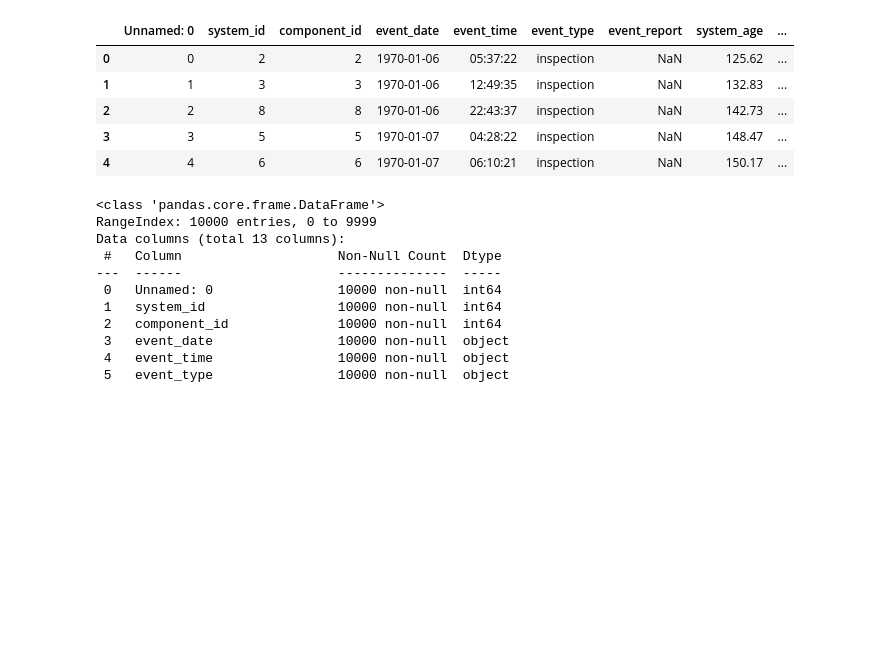
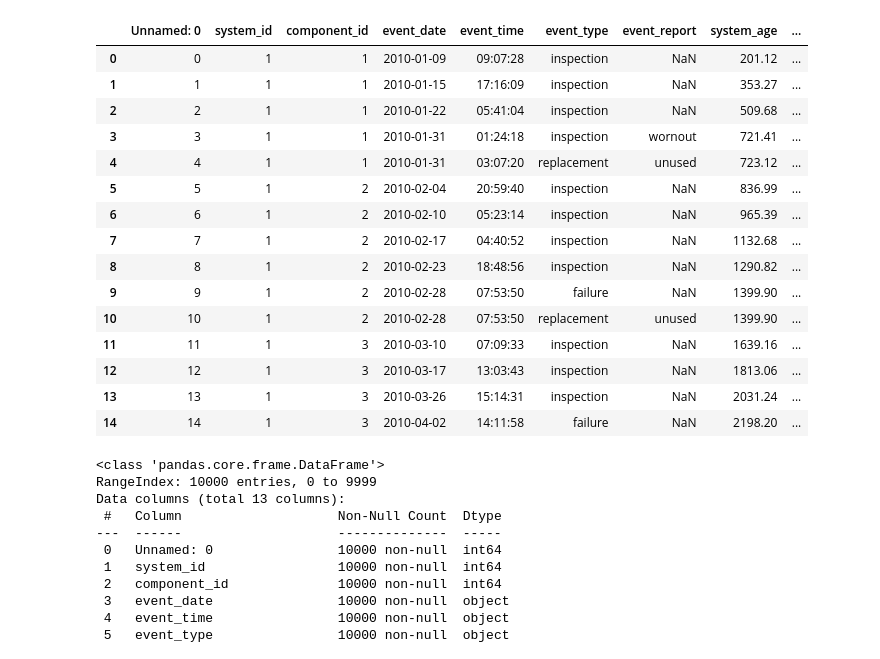
Before and after one commit to alc4ml/ProjetM2D2526, a Jupyter notebook: Data_Analysis.ipynb, the cells around one changed output. Drawn from its saved outputs; the diff is of its cells as text; code cells hidden in the pictures; blank space fills up the shorter version.

```diff
--- a/Data_Analysis.ipynb
+++ b/Data_Analysis.ipynb
@@ -1,19 +1,29 @@
 # %%
 import pandas as pd
 import numpy as np
 import matplotlib.pyplot as plt
 import seaborn as sns
-from lifelines import KaplanMeierFitter
+# from lifelines import KaplanMeierFitter
 
 df = pd.read_csv("simmcm2d/examples/sample_system_dataset_1.csv")
-df.head()
+df.head(15)
 # %% [output]
 |  | Unnamed: 0 | system_id | component_id | event_date | event_time | event_type | event_report | system_age | ... |
-| 0 | 0 | 2 | 2 | 1970-01-06 | 05:37:22 | inspection | NaN | 125.62 | ... |
-| 1 | 1 | 3 | 3 | 1970-01-06 | 12:49:35 | inspection | NaN | 132.83 | ... |
-| 2 | 2 | 8 | 8 | 1970-01-06 | 22:43:37 | inspection | NaN | 142.73 | ... |
-| 3 | 3 | 5 | 5 | 1970-01-07 | 04:28:22 | inspection | NaN | 148.47 | ... |
-| 4 | 4 | 6 | 6 | 1970-01-07 | 06:10:21 | inspection | NaN | 150.17 | ... |
+| 0 | 0 | 1 | 1 | 2010-01-09 | 09:07:28 | inspection | NaN | 201.12 | ... |
+| 1 | 1 | 1 | 1 | 2010-01-15 | 17:16:09 | inspection | NaN | 353.27 | ... |
+| 2 | 2 | 1 | 1 | 2010-01-22 | 05:41:04 | inspection | NaN | 509.68 | ... |
+| 3 | 3 | 1 | 1 | 2010-01-31 | 01:24:18 | inspection | wornout | 721.41 | ... |
+| 4 | 4 | 1 | 1 | 2010-01-31 | 03:07:20 | replacement | unused | 723.12 | ... |
+| 5 | 5 | 1 | 2 | 2010-02-04 | 20:59:40 | inspection | NaN | 836.99 | ... |
+| 6 | 6 | 1 | 2 | 2010-02-10 | 05:23:14 | inspection | NaN | 965.39 | ... |
+| 7 | 7 | 1 | 2 | 2010-02-17 | 04:40:52 | inspection | NaN | 1132.68 | ... |
+| 8 | 8 | 1 | 2 | 2010-02-23 | 18:48:56 | inspection | NaN | 1290.82 | ... |
+| 9 | 9 | 1 | 2 | 2010-02-28 | 07:53:50 | failure | NaN | 1399.90 | ... |
+| 10 | 10 | 1 | 2 | 2010-02-28 | 07:53:50 | replacement | unused | 1399.90 | ... |
+| 11 | 11 | 1 | 3 | 2010-03-10 | 07:09:33 | inspection | NaN | 1639.16 | ... |
+| 12 | 12 | 1 | 3 | 2010-03-17 | 13:03:43 | inspection | NaN | 1813.06 | ... |
+| 13 | 13 | 1 | 3 | 2010-03-26 | 15:14:31 | inspection | NaN | 2031.24 | ... |
+| 14 | 14 | 1 | 3 | 2010-04-02 | 14:11:58 | failure | NaN | 2198.20 | ... |
 # %%
 df.info()
 # %% [output]
```
